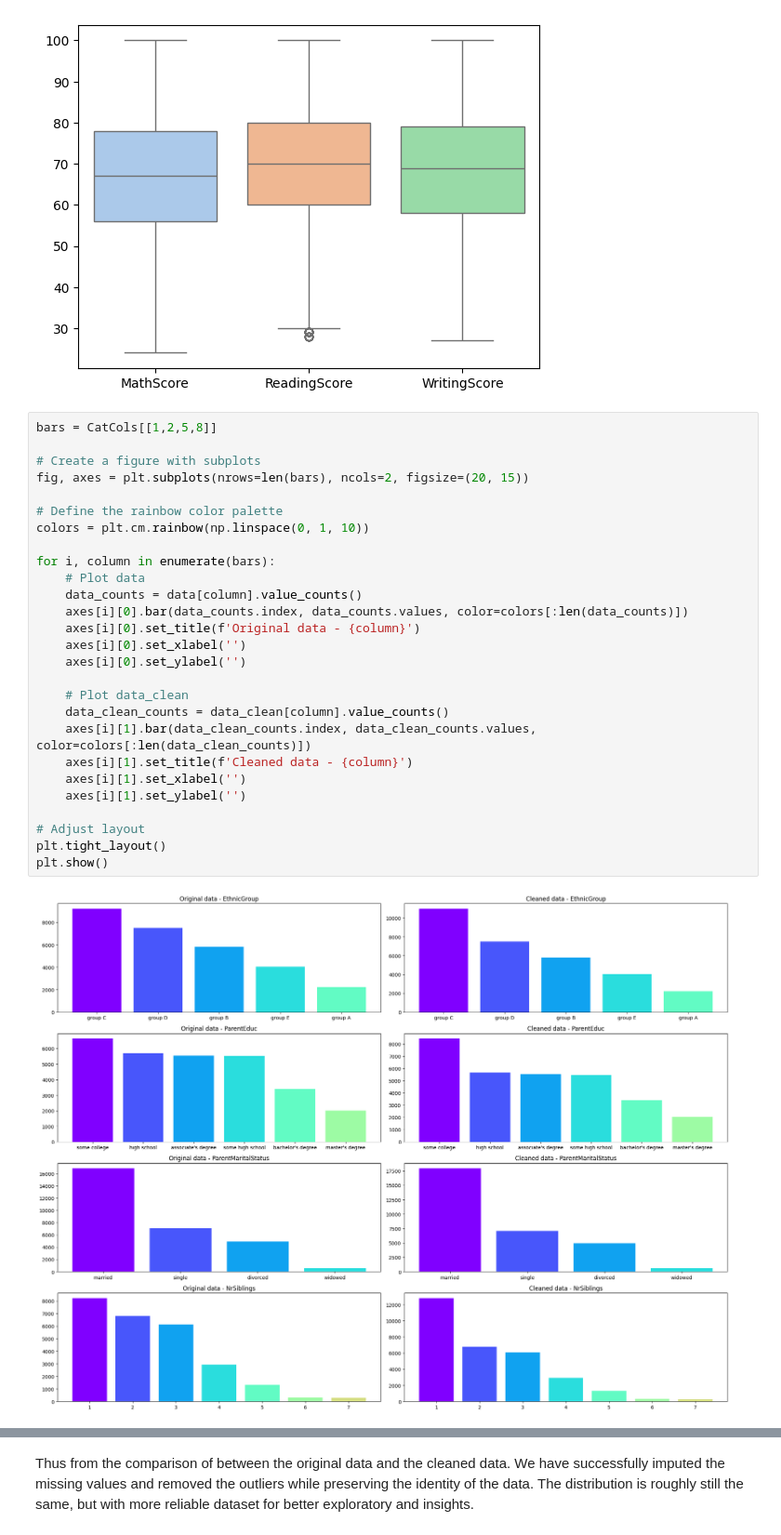
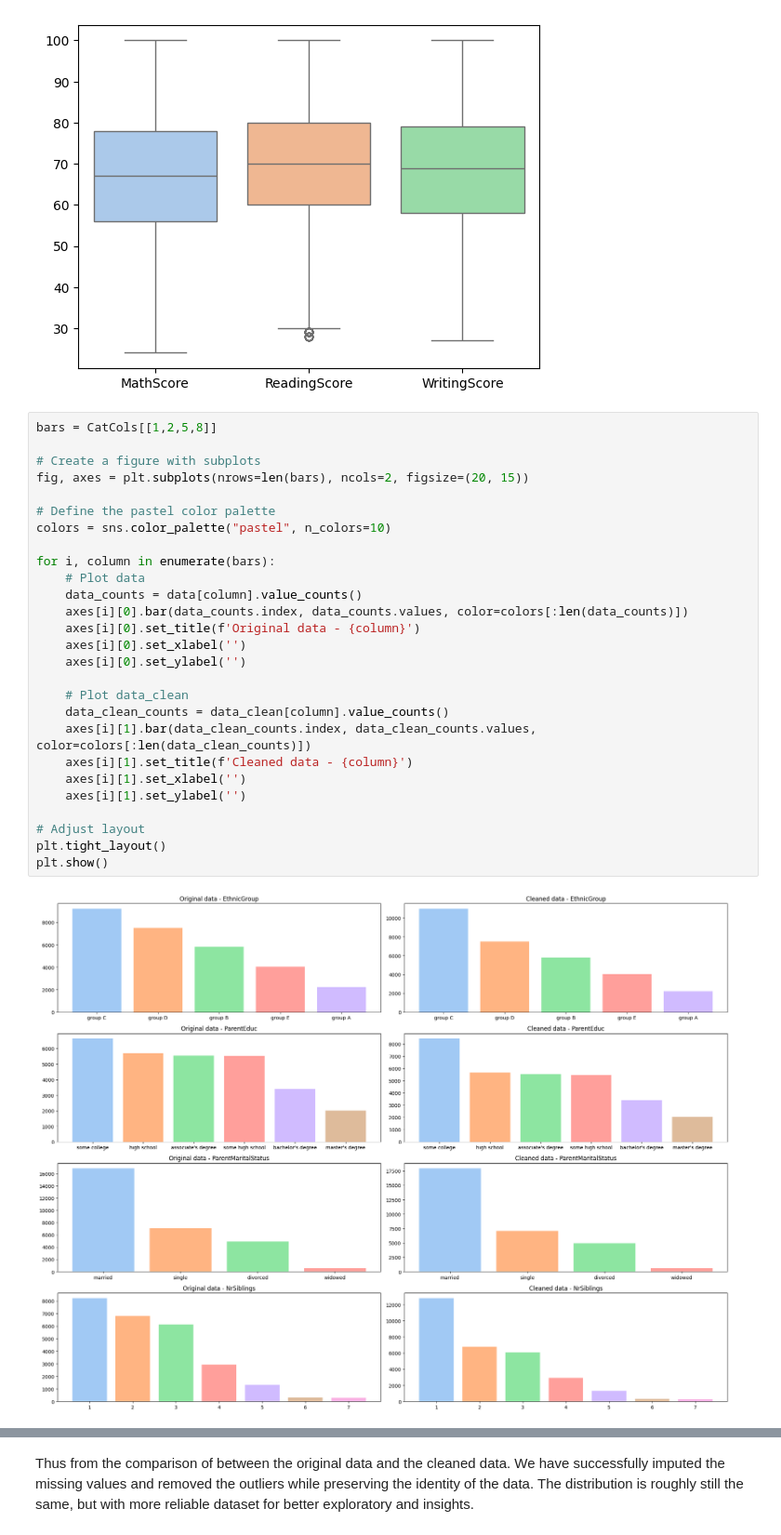
Before and after one commit to hathimazman/Msc-Data-Science-Project2, a Jupyter notebook: P153146_Project_2_20242025.ipynb, the cells around one changed output, grey strips where cells are left out. Shown at 93% size. Cells and saved outputs as stored; diff of their text form.

```diff
--- a/P153146_Project_2_20242025.ipynb
+++ b/P153146_Project_2_20242025.ipynb
@@ -366,32 +366,32 @@ sns.boxplot(data_clean[NumCols])
 # %%
 bars = CatCols[[1,2,5,8]]
 
 # Create a figure with subplots
 fig, axes = plt.subplots(nrows=len(bars), ncols=2, figsize=(20, 15))
 
-# Define the rainbow color palette
-colors = plt.cm.rainbow(np.linspace(0, 1, 10))
+# Define the pastel color palette
+colors = sns.color_palette("pastel", n_colors=10)
 
 for i, column in enumerate(bars):
     # Plot data
     data_counts = data[column].value_counts()
     axes[i][0].bar(data_counts.index, data_counts.values, color=colors[:len(data_counts)])
     axes[i][0].set_title(f'Original data - {column}')
     axes[i][0].set_xlabel('')
     axes[i][0].set_ylabel('')
 
     # Plot data_clean
     data_clean_counts = data_clean[column].value_counts()
     axes[i][1].bar(data_clean_counts.index, data_clean_counts.values, color=colors[:len(data_clean_counts)])
     axes[i][1].set_title(f'Cleaned data - {column}')
     axes[i][1].set_xlabel('')
     axes[i][1].set_ylabel('')
 
 # Adjust layout
 plt.tight_layout()
 plt.show()
 # %% [output]
-[figure, old version]
+[figure, new version]
 # %%
 print(f"This is the comparison pie plot between original data and cleaned data:\n")
 pies = CatCols[~CatCols.isin(bars)]
```
Also changed, not shown: parts of 10 cells of this notebook.
